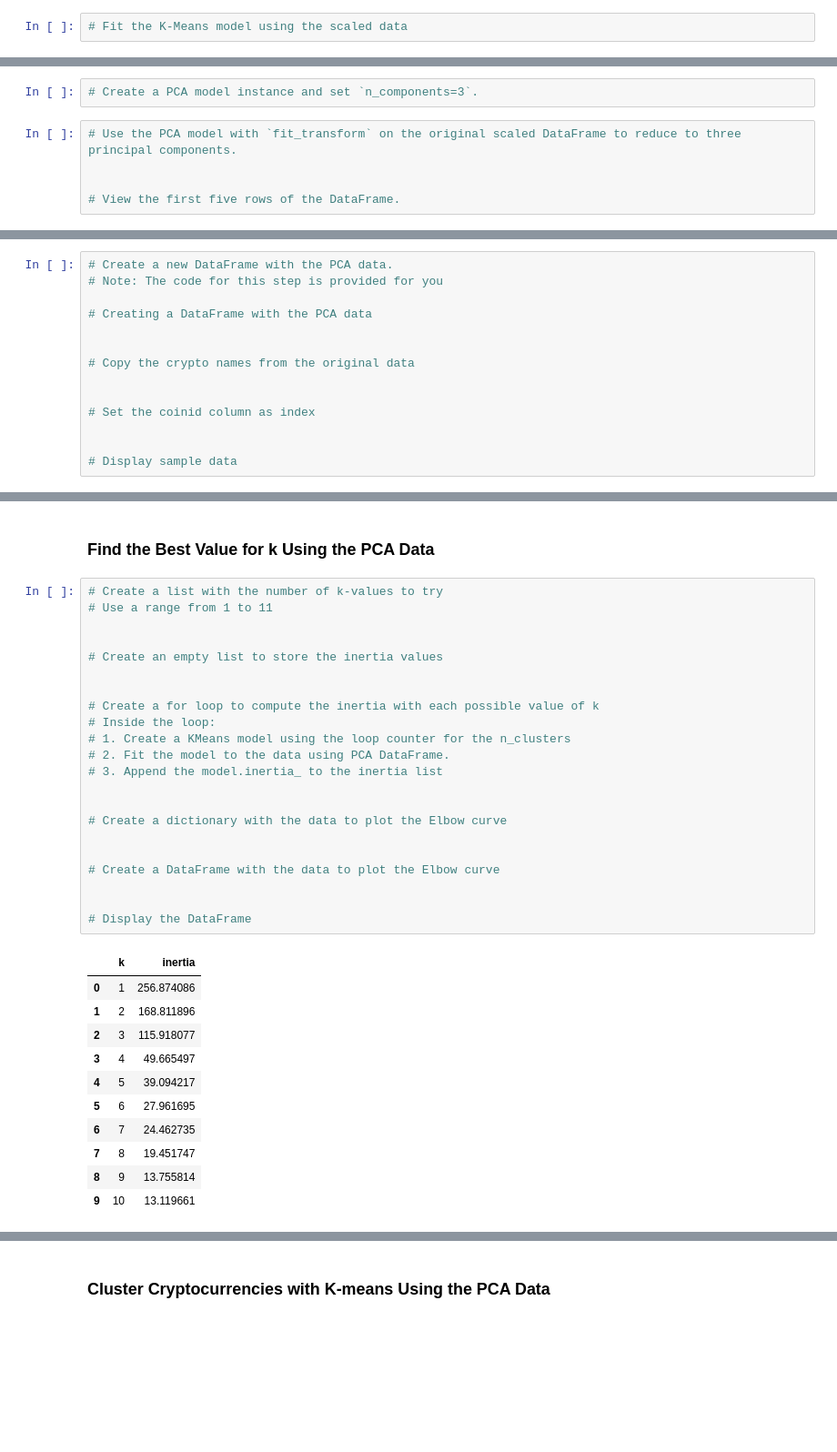
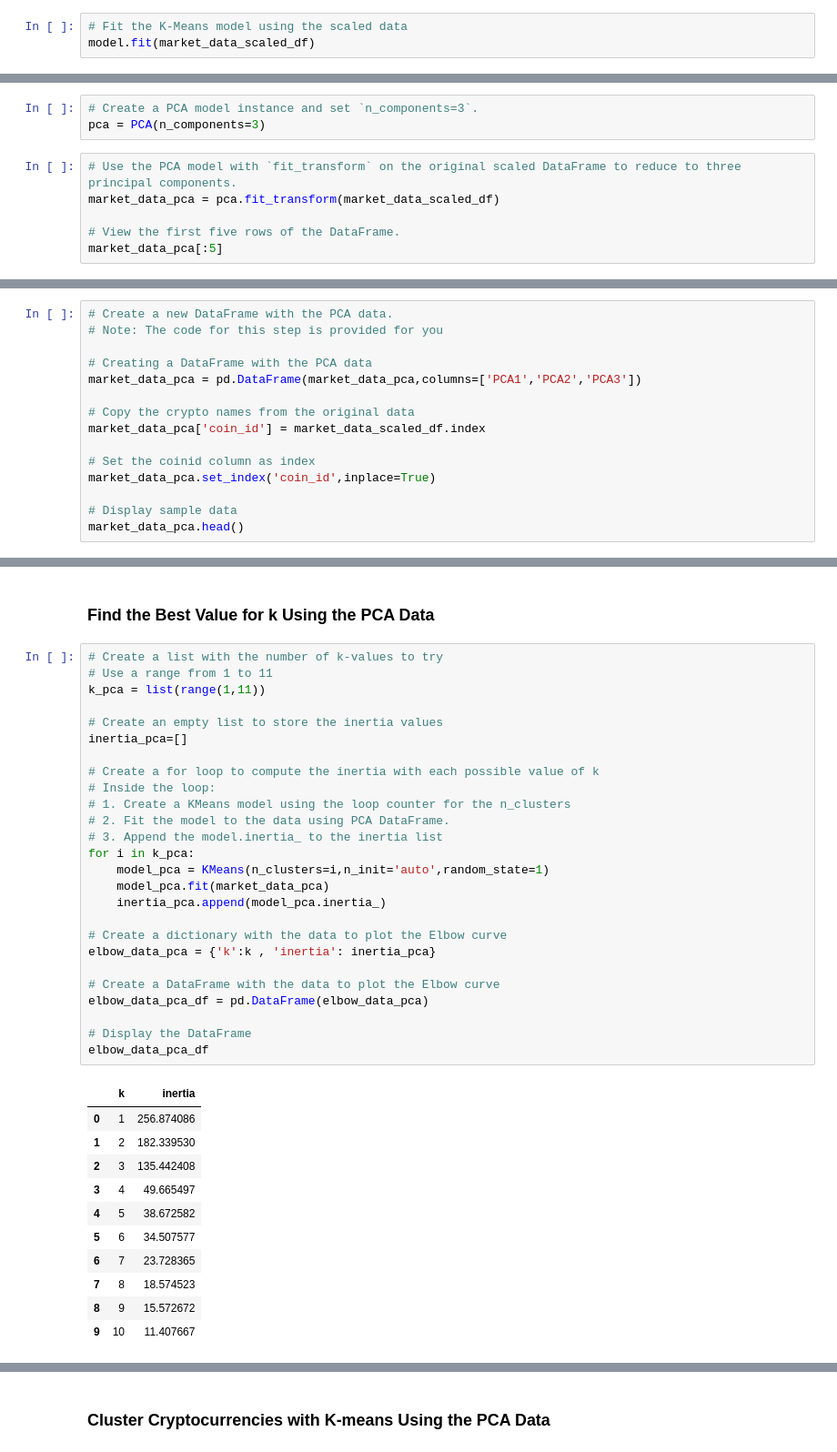
Before and after one commit to mikeyms1/CryptoClustering, a Jupyter notebook: Crypto_Clustering.ipynb, the cells around one changed output, grey strips where cells are left out. Shown at 91% size. Cells and saved outputs as stored; diff of their text form; blank space fills up the shorter version.

```diff
--- a/Crypto_Clustering.ipynb
+++ b/Crypto_Clustering.ipynb
@@ -113,2 +127,3 @@ market_data_scaled_df.head()
 # %%
 # Fit the K-Means model using the scaled data
+model.fit(market_data_scaled_df)
@@ -140,11 +174,13 @@ market_data_scaled_df.head()
 ### Optimize Clusters with Principal Component Analysis.
 # %%
 # Create a PCA model instance and set `n_components=3`.
+pca = PCA(n_components=3)
 # %%
 # Use the PCA model with `fit_transform` on the original scaled DataFrame to reduce to three principal components.
-
+market_data_pca = pca.fit_transform(market_data_scaled_df)
 
 # View the first five rows of the DataFrame.
+market_data_pca[:5]
 # %% [output]
 array([[-0.60066733,  0.84276006,  0.46159457],
        [-0.45826071,  0.45846566,  0.95287678],
@@ -166,15 +203,16 @@ array([0.3719856 , 0.34700813, 0.17603793])
 # Note: The code for this step is provided for you
 
 # Creating a DataFrame with the PCA data
-
+market_data_pca = pd.DataFrame(market_data_pca,columns=['PCA1','PCA2','PCA3'])
 
 # Copy the crypto names from the original data
-
+market_data_pca['coin_id'] = market_data_scaled_df.index
 
 # Set the coinid column as index
-
+market_data_pca.set_index('coin_id',inplace=True)
 
 # Display sample data
+market_data_pca.head()
 # %% [output]
 |  | PCA1 | PCA2 | PCA3 |
 | coin_id |  |  |  |
@@ -193,37 +226,41 @@ array([0.3719856 , 0.34700813, 0.17603793])
 # %%
 # Create a list with the number of k-values to try
 # Use a range from 1 to 11
-
+k_pca = list(range(1,11))
 
 # Create an empty list to store the inertia values
-
+inertia_pca=[]
 
 # Create a for loop to compute the inertia with each possible value of k
 # Inside the loop:
 # 1. Create a KMeans model using the loop counter for the n_clusters
 # 2. Fit the model to the data using PCA DataFrame.
 # 3. Append the model.inertia_ to the inertia list
-
+for i in k_pca:
+    model_pca = KMeans(n_clusters=i,n_init='auto',random_state=1)
+    model_pca.fit(market_data_pca)
+    inertia_pca.append(model_pca.inertia_)
 
 # Create a dictionary with the data to plot the Elbow curve
-
+elbow_data_pca = {'k':k , 'inertia': inertia_pca}
 
 # Create a DataFrame with the data to plot the Elbow curve
-
+elbow_data_pca_df = pd.DataFrame(elbow_data_pca)
 
 # Display the DataFrame
+elbow_data_pca_df
 # %% [output]
 |  | k | inertia |
 | 0 | 1 | 256.874086 |
-| 1 | 2 | 168.811896 |
-| 2 | 3 | 115.918077 |
+| 1 | 2 | 182.339530 |
+| 2 | 3 | 135.442408 |
 | 3 | 4 | 49.665497 |
-| 4 | 5 | 39.094217 |
-| 5 | 6 | 27.961695 |
-| 6 | 7 | 24.462735 |
-| 7 | 8 | 19.451747 |
-| 8 | 9 | 13.755814 |
-| 9 | 10 | 13.119661 |
+| 4 | 5 | 38.672582 |
+| 5 | 6 | 34.507577 |
+| 6 | 7 | 23.728365 |
+| 7 | 8 | 18.574523 |
+| 8 | 9 | 15.572672 |
+| 9 | 10 | 11.407667 |
 # %%
 # Plot a line chart with all the inertia values computed with
 # the different values of k to visually identify the optimal value for k.
```
Also changed, not shown: parts of 23 cells of this notebook.
